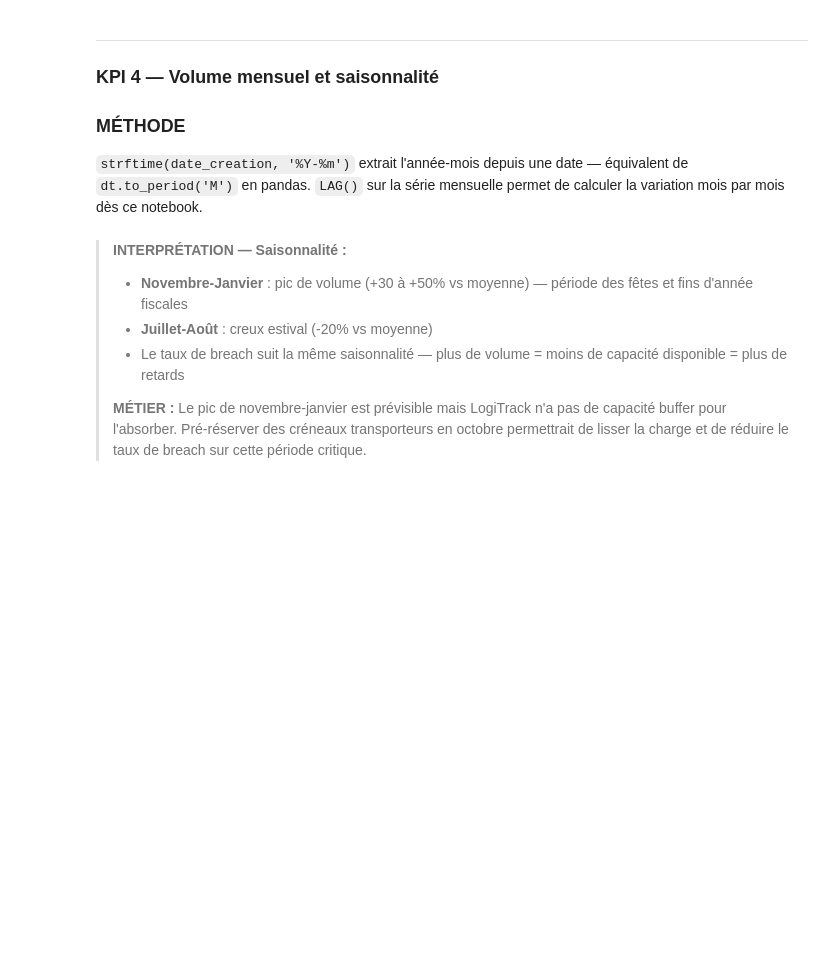
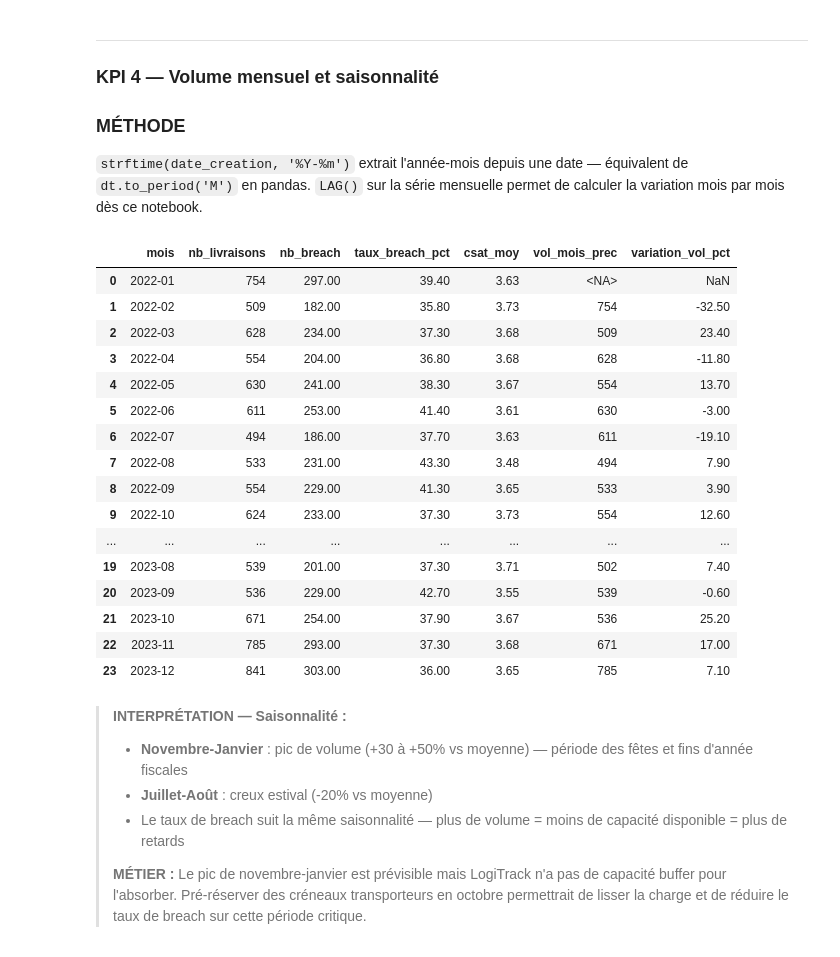
Before and after one commit to dataprojectlabs/DataProjectLab-projects, a Jupyter notebook: projets/logitrack_analytics/corrige/nb1_logitrack_solution.ipynb, the cells around one changed output. Saved outputs shown, nothing was run; the diff lists cells and outputs as text; code cells hidden in the pictures; blank space fills up the shorter version.

```diff
--- a/projets/logitrack_analytics/corrige/nb1_logitrack_solution.ipynb
+++ b/projets/logitrack_analytics/corrige/nb1_logitrack_solution.ipynb
@@ -377,6 +507,26 @@ SELECT
           / NULLIF(LAG(nb_livraisons) OVER (ORDER BY mois), 0), 1)   AS variation_vol_pct
 FROM mensuel
 ORDER BY mois
+# %%
+df_kpi_mensuel
+# %% [output]
+|  | mois | nb_livraisons | nb_breach | taux_breach_pct | csat_moy | vol_mois_prec | variation_vol_pct |
+| 0 | 2022-01 | 754 | 297.00 | 39.40 | 3.63 | <NA> | NaN |
+| 1 | 2022-02 | 509 | 182.00 | 35.80 | 3.73 | 754 | -32.50 |
+| 2 | 2022-03 | 628 | 234.00 | 37.30 | 3.68 | 509 | 23.40 |
+| 3 | 2022-04 | 554 | 204.00 | 36.80 | 3.68 | 628 | -11.80 |
+| 4 | 2022-05 | 630 | 241.00 | 38.30 | 3.67 | 554 | 13.70 |
+| 5 | 2022-06 | 611 | 253.00 | 41.40 | 3.61 | 630 | -3.00 |
+| 6 | 2022-07 | 494 | 186.00 | 37.70 | 3.63 | 611 | -19.10 |
+| 7 | 2022-08 | 533 | 231.00 | 43.30 | 3.48 | 494 | 7.90 |
+| 8 | 2022-09 | 554 | 229.00 | 41.30 | 3.65 | 533 | 3.90 |
+| 9 | 2022-10 | 624 | 233.00 | 37.30 | 3.73 | 554 | 12.60 |
+| ... | ... | ... | ... | ... | ... | ... | ... |
+| 19 | 2023-08 | 539 | 201.00 | 37.30 | 3.71 | 502 | 7.40 |
+| 20 | 2023-09 | 536 | 229.00 | 42.70 | 3.55 | 539 | -0.60 |
+| 21 | 2023-10 | 671 | 254.00 | 37.90 | 3.67 | 536 | 25.20 |
+| 22 | 2023-11 | 785 | 293.00 | 37.30 | 3.68 | 671 | 17.00 |
+| 23 | 2023-12 | 841 | 303.00 | 36.00 | 3.65 | 785 | 7.10 |
 # %% [markdown]
 > **INTERPRÉTATION — Saisonnalité :**
 >
```
Also changed, not shown: parts of 17 cells of this notebook, 29 other files.
